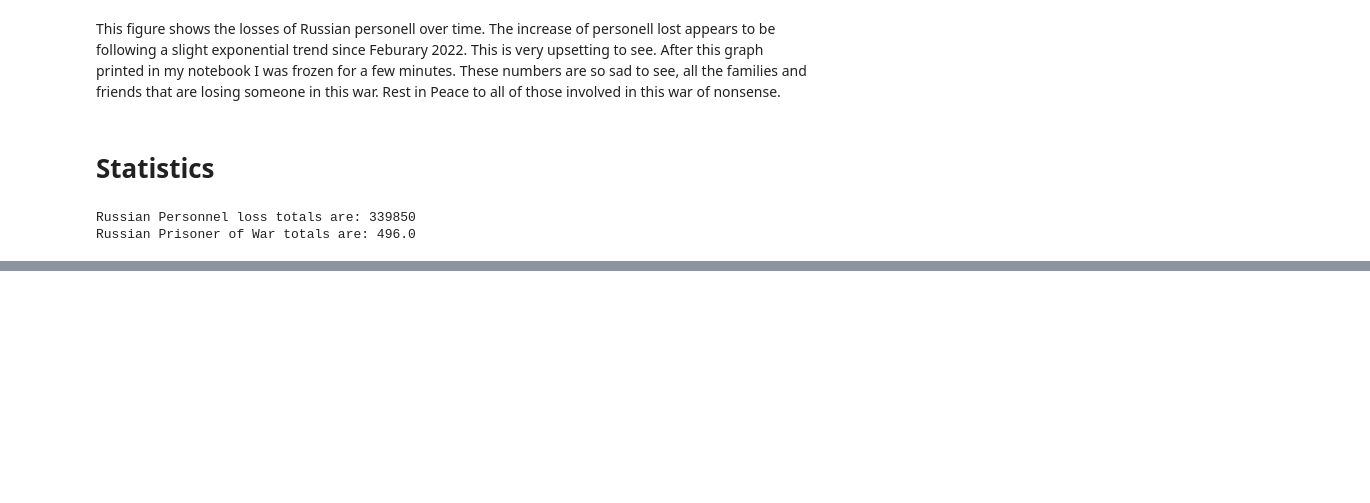
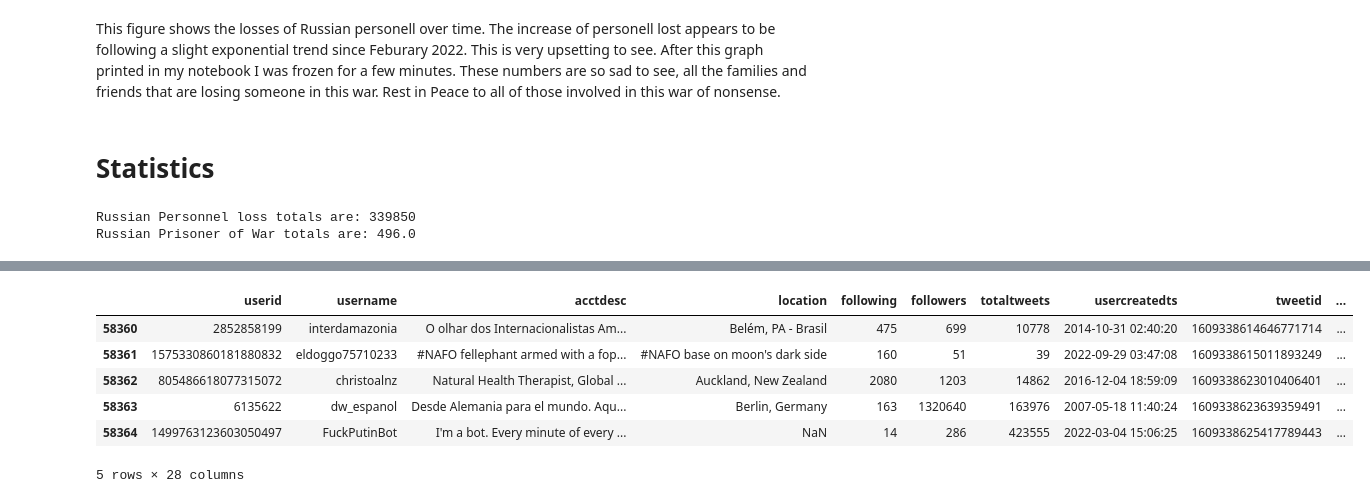
Before and after one commit to MaxB5282/DATA530-Final, a Jupyter notebook: Final Project.ipynb, the cells around one changed output, grey strips where cells are left out. Cells and saved outputs as stored; diff of their text form; code cells hidden in the pictures; blank space fills up the shorter version.

```diff
--- a/Final Project.ipynb
+++ b/Final Project.ipynb
@@ -119,0 +151,7 @@ Russian Prisoner of War totals are: 496.0
+# %%
+# Load the data
+all_files = []
+for dirname, _, filenames in os.walk('/Users/Max/Downloads/Python for DS/Final Project/archive (2)'):
+    for filename in filenames:
+        full_path=os.path.join(dirname, filename)
+        all_files.append(full_path)
@@ -119,0 +163,16 @@ Russian Prisoner of War totals are: 496.0
+# %%
+# sort the files
+all_files.sort()
+# %%
+files = [file for file in all_files if re.search(r'((2023(0[1-9]|1[0-2])(0[1-9]|[12][0-9]|3[01])))', file)]
+# %%
+# Reading and Concatenating Multiple Compressed CSV Files into a Single DataFrame
+tmp_df_list = []
+for file in files:
+    # unzip and read in the csv file as a dataframe
+    tmp_df = pd.read_csv(file, compression="gzip", header=0, index_col=0)
+    # append dataframe to temp list
+    tmp_df_list.append(tmp_df)
+
+# concatenate the dataframes in the temp list row-wise
+data = pd.concat(tmp_df_list, axis=0)
@@ -119,0 +255,10 @@ Russian Prisoner of War totals are: 496.0
+# %%
+data.head()
+# %% [output]
+|  | userid | username | acctdesc | location | following | followers | totaltweets | usercreatedts | tweetid | ... |
+| 58360 | 2852858199 | interdamazonia | O olhar dos Internacionalistas Am... | Belém, PA - Brasil | 475 | 699 | 10778 | 2014-10-31 02:40:20 | 1609338614646771714 | ... |
+| 58361 | 1575330860181880832 | eldoggo75710233 | #NAFO fellephant armed with a fop... | #NAFO base on moon's dark side | 160 | 51 | 39 | 2022-09-29 03:47:08 | 1609338615011893249 | ... |
+| 58362 | 805486618077315072 | christoalnz | Natural Health Therapist, Global ... | Auckland, New Zealand | 2080 | 1203 | 14862 | 2016-12-04 18:59:09 | 1609338623010406401 | ... |
+| 58363 | 6135622 | dw_espanol | Desde Alemania para el mundo. Aqu... | Berlin, Germany | 163 | 1320640 | 163976 | 2007-05-18 11:40:24 | 1609338623639359491 | ... |
+| 58364 | 1499763123603050497 | FuckPutinBot | I'm a bot. Every minute of every ... | NaN | 14 | 286 | 423555 | 2022-03-04 15:06:25 | 1609338625417789443 | ... |
+5 rows × 28 columns
```
Also changed, not shown: parts of 26 cells of this notebook.
